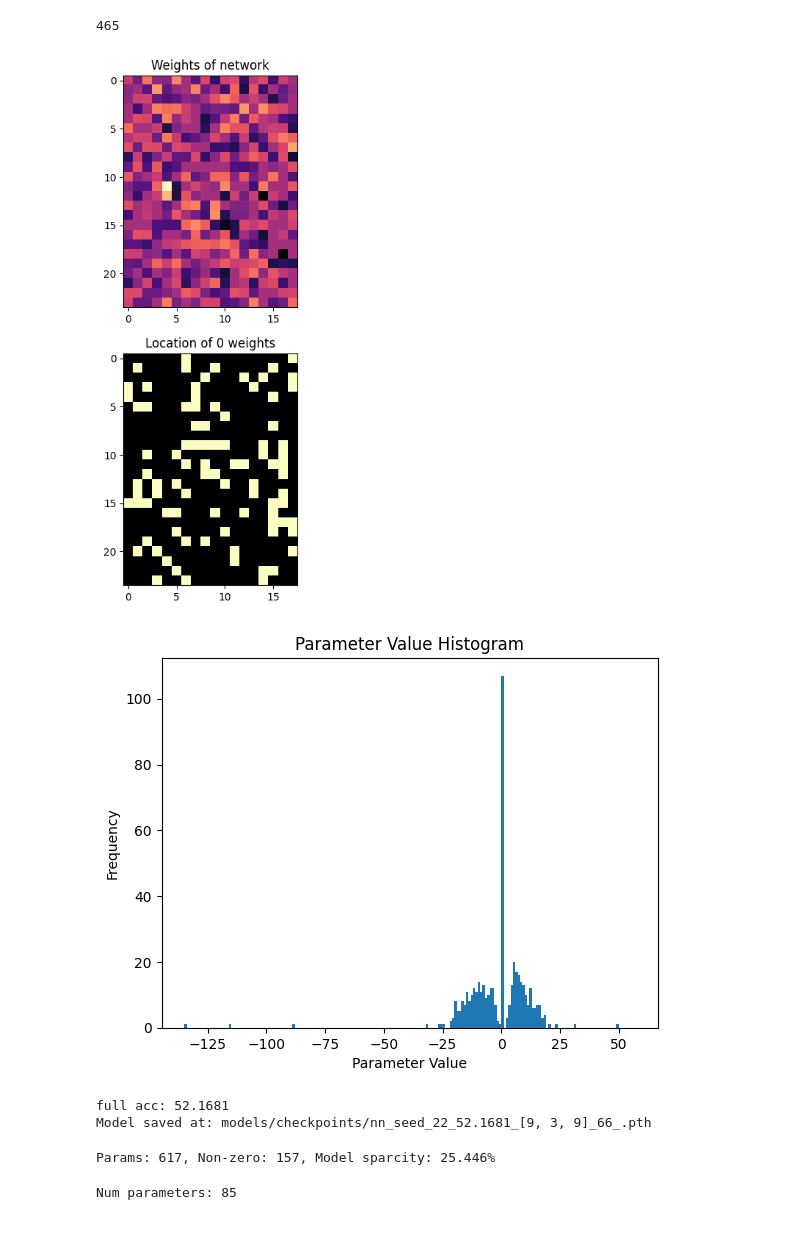
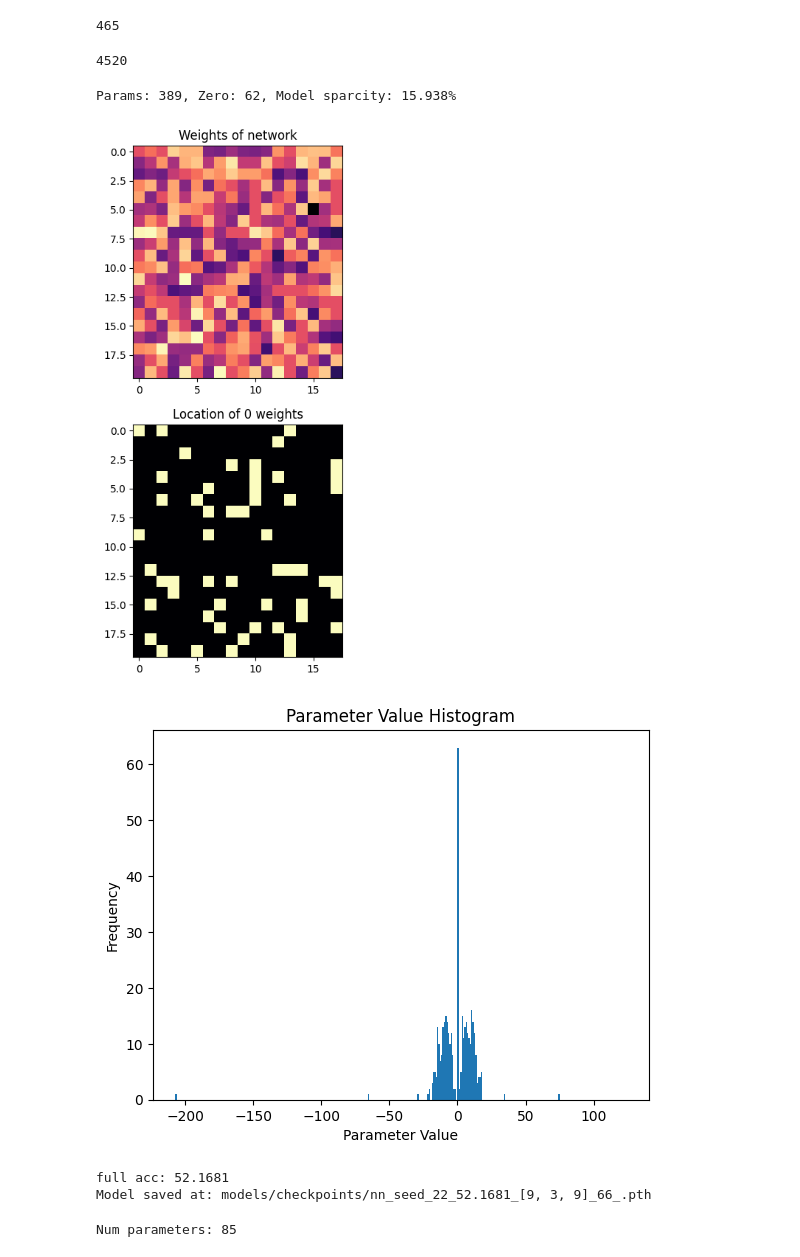
Before and after one commit to JackHanke/smalltictactoe, a Jupyter notebook: workspace.ipynb, the cells around one changed output. Drawn from its saved outputs; the diff is of its cells as text; code cells hidden in the pictures; blank space fills up the shorter version.

```diff
--- a/workspace.ipynb
+++ b/workspace.ipynb
@@ -34,26 +103,33 @@ num_params
 # %% [output]
 465
 # %%
-with open('data/fixed_states.json', 'rb') as f:
+with open('data/datasets/jsons/nn_friendly_dataset.json', 'rb') as f:
     states_dict = json.load(f)
-
-X = []
-for key, value in states_dict.items():
-
-    X.append(trinary_board_rep(key)+value)
-X = np.array(X)
-np.savetxt('data/fixed_arr.txt', X)
+len(states_dict)
+# %% [output]
+4520
 # %%
 model = TicTacToeNet(
-    hidden_sizes=[24],
+    hidden_sizes=[20],
     input_size=9
 )
-PATH = '/home/jack/vault/software/smalltictactoe/models/checkpoints/pruning/nn_nonz_358_465_[9, 24, 9].pth'
+PATH = 'models/checkpoints/pruning/nn_nonz_326_389_[9, 20, 9].pth'
 model.load_state_dict(torch.load(PATH, weights_only=True))
 
+zerocount, total = 0, 0
+for param in model.parameters():
+    tens = param.flatten().tolist()
+    for thing in tens:
+        total += 1
+        if thing == 0:
+            zerocount += 1
+
+print(f'Params: {total}, Zero: {zerocount}, Model sparcity: {zerocount/total*100:.3f}%')
+
 plot_weights(model, ispruned=True)
 # %% [output]
+Params: 389, Zero: 62, Model sparcity: 15.938%
-[figure, old version]
+[figure, new version]
 # %%
 params = []
 for param in model.parameters(): params.extend(param.flatten().tolist())
@@ -63,7 +139,7 @@ plt.xlabel('Parameter Value')
 plt.ylabel('Frequency')
 print()
 # %% [output]
-[figure, old version]
+[figure, new version]
 # %%
 # plot the parameter, accuracy curve
 
@@ -156,18 +232,6 @@ with open(f'data/residual_{len(incorrect_states)}_dataset.json', 'w') as fp:
     json.dump(incorrect_states, fp)
 with open(f'data/router_dataset.json', 'w') as fp:
     json.dump(router_states, fp)
-# %%
-zerocount, total = 0, 0
-for param in model.parameters():
-    tens = param.flatten().tolist()
-    for thing in tens:
-        total += 1
-        if thing == 0:
-            zerocount += 1
-
-print(f'Params: {total}, Zero: {zerocount}, Model sparcity: {zerocount/total*100:.3f}%')
-# %% [output]
-Params: 617, Non-zero: 157, Model sparcity: 25.446%
 # %%
 model2 = TicTacToeNet(hidden_sizes=[4], input_size=9)
 num_params = sum(p.numel() for p in model2.parameters())
```
Also changed, not shown: parts of 2 cells of this notebook, 12 other files.
